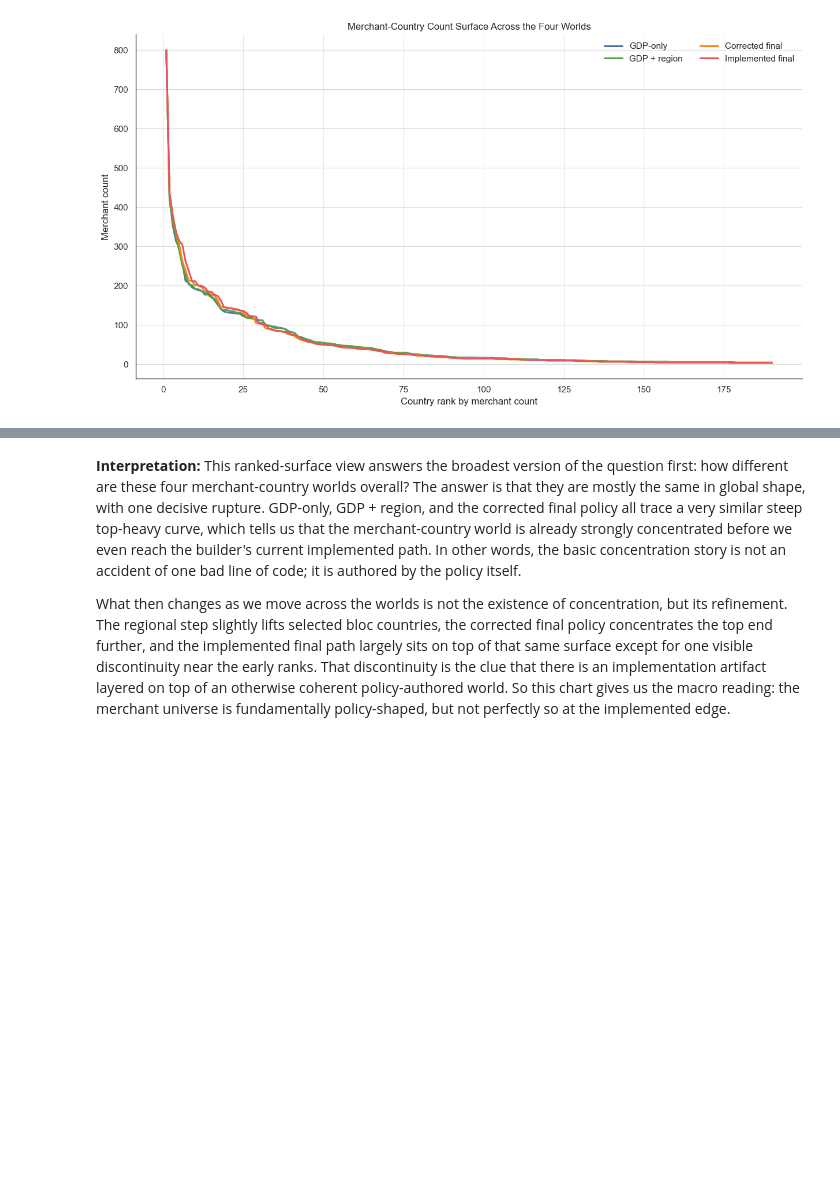
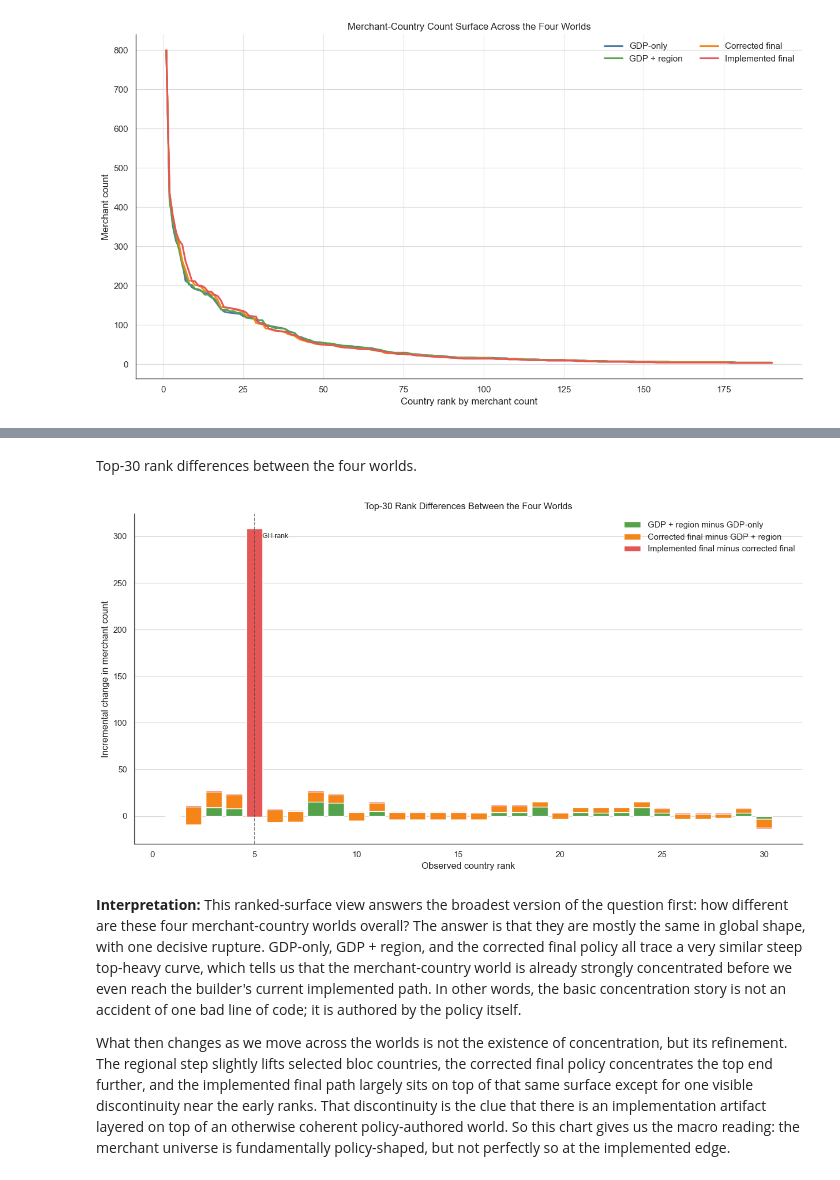
Before and after one commit to EsosaOrumwese/fraud-detection-system, a Jupyter notebook: analysis/dev_full_offline_investigation/00_investigation/notebooks/00_understanding_governed_data_world_p1.ipynb, the cells around one changed output, grey strips where cells are left out. Drawn from its saved outputs; the diff is of its cells as text; code cells hidden in the pictures; blank space fills up the shorter version.

```diff
--- a/analysis/dev_full_offline_investigation/00_investigation/notebooks/00_understanding_governed_data_world_p1.ipynb
+++ b/analysis/dev_full_offline_investigation/00_investigation/notebooks/00_understanding_governed_data_world_p1.ipynb
@@ -1602,3 +1623,31 @@ plt.show()
+# %% [markdown]
+Top-30 rank differences between the four worlds.
+# %%
+# Convert the world transitions into incremental deltas so the top-end refinement becomes visible by rank.
+merchant_allocation_rank_diff_df = merchant_allocation_worlds_df.sort_values("observed_count", ascending=False).head(30).copy()
+merchant_allocation_rank_diff_df["rank"] = np.arange(1, len(merchant_allocation_rank_diff_df) + 1)
+merchant_allocation_rank_diff_df["regional_delta"] = merchant_allocation_rank_diff_df["gdp_region_count"] - merchant_allocation_rank_diff_df["gdp_only_count"]
+merchant_allocation_rank_diff_df["heavytail_delta"] = merchant_allocation_rank_diff_df["corrected_final_count"] - merchant_allocation_rank_diff_df["gdp_region_count"]
+merchant_allocation_rank_diff_df["artifact_delta"] = merchant_allocation_rank_diff_df["implemented_final_count"] - merchant_allocation_rank_diff_df["corrected_final_count"]
+
+fig, ax = plt.subplots(figsize=(13, 7))
+ax.bar(merchant_allocation_rank_diff_df["rank"], merchant_allocation_rank_diff_df["regional_delta"], color=EFFECT_COLORS["Regional uplift"], label="GDP + region minus GDP-only")
+ax.bar(merchant_allocation_rank_diff_df["rank"], merchant_allocation_rank_diff_df["heavytail_delta"], bottom=merchant_allocation_rank_diff_df["regional_delta"], color=EFFECT_COLORS["Heavy-tail uplift"], label="Corrected final minus GDP + region")
+ax.bar(merchant_allocation_rank_diff_df["rank"], merchant_allocation_rank_diff_df["artifact_delta"], bottom=merchant_allocation_rank_diff_df["regional_delta"] + merchant_allocation_rank_diff_df["heavytail_delta"], color=EFFECT_COLORS["Implementation artifact"], label="Implemented final minus corrected final")
+
+gh_rank = int(merchant_allocation_rank_diff_df.loc[merchant_allocation_rank_diff_df["iso"] == "GH", "rank"].iloc[0])
+ax.axvline(gh_rank, color="#444444", linestyle="--", linewidth=1.1, alpha=0.85)
+ax.text(gh_rank + 0.4, ax.get_ylim()[1] * 0.92, "GH rank", fontsize=9, color="#333333")
+
+ax.set_title("Top-30 Rank Differences Between the Four Worlds")
+ax.set_xlabel("Observed country rank")
+ax.set_ylabel("Incremental change in merchant count")
+style_axes(ax, grid_x=False, grid_y=True)
+ax.legend(frameon=False, loc="upper right")
+plt.tight_layout()
+plt.show()
+# %% [output]
+[figure, added]
 # %% [markdown]
 **Interpretation:** This ranked-surface view answers the broadest version of the question first: how different are these four merchant-country worlds overall? The answer is that they are mostly the same in global shape, with one decisive rupture. GDP-only, GDP + region, and the corrected final policy all trace a very similar steep top-heavy curve, which tells us that the merchant-country world is already strongly concentrated before we even reach the builder's current implemented path. In other words, the basic concentration story is not an accident of one bad line of code; it is authored by the policy itself.
 
```
Also changed, not shown: parts of 6 cells of this notebook, 14 other files.
